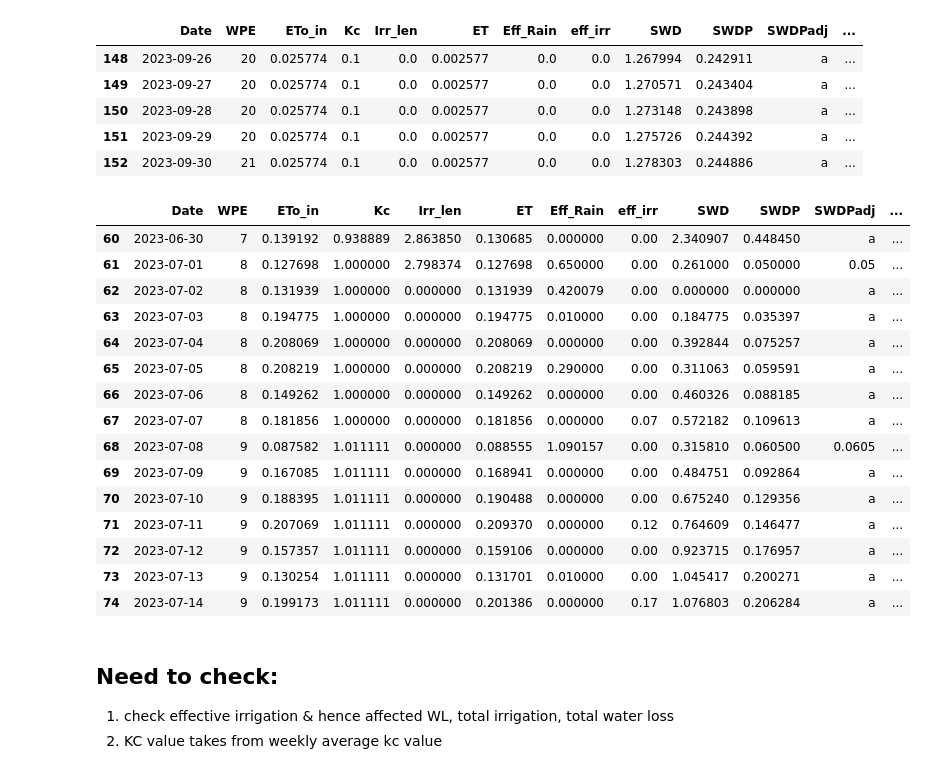
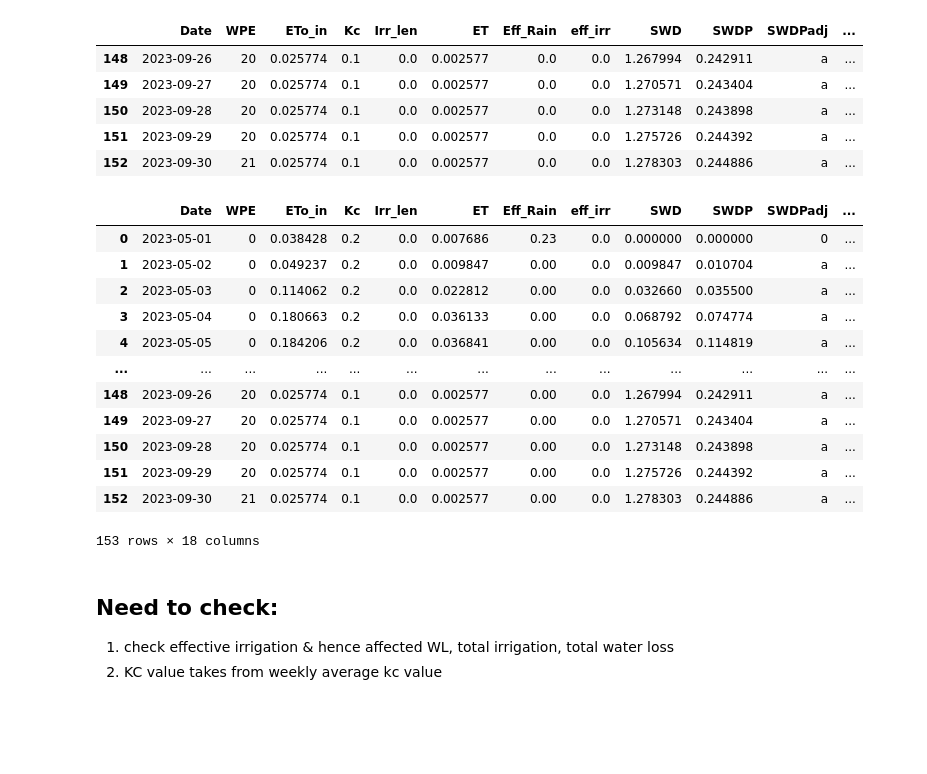
Before and after one commit to dsyang1024/SoilMoisture_analysis, a Jupyter notebook: Irrigation_Corn.ipynb, the cells around one changed output. Cells and saved outputs as stored; diff of their text form; code cells hidden in the pictures; blank space fills up the shorter version.

```diff
--- a/Irrigation_Corn.ipynb
+++ b/Irrigation_Corn.ipynb
@@ -288,7 +288,7 @@ def RZ_all (Date, WPE):
         RZ=RZinitial
     elif Date > Harvest:
         RZ=RZinitial
-    elif Date > Emergence and WPE < RZMD:
+    elif Date > Emergence and WPE < W_RZMD:
         RZ= RZ_previous_step + (RZMD - RZinitial) / ((W_RZMD- 1) * 7)
     else:
         RZ=RZMD
@@ -450,26 +450,24 @@ dat.tail()
 # %%
 dat['Total_ET'] = dat['ET'].cumsum()
 dat['Total_Rain'] = dat['Eff_Rain'].cumsum()
 dat['Total_Irr'] = dat['eff_irr'].cumsum()
 dat['Total_WL'] = dat['WL'].cumsum()
+dat
 #dat.to_csv('../out_corn.csv', index=True)
 # %% [output]
 |  | Date | WPE | ETo_in | Kc | Irr_len | ET | Eff_Rain | eff_irr | SWD | SWDP | SWDPadj | ... |
-| 60 | 2023-06-30 | 7 | 0.139192 | 0.938889 | 2.863850 | 0.130685 | 0.000000 | 0.00 | 2.340907 | 0.448450 | a | ... |
-| 61 | 2023-07-01 | 8 | 0.127698 | 1.000000 | 2.798374 | 0.127698 | 0.650000 | 0.00 | 0.261000 | 0.050000 | 0.05 | ... |
-| 62 | 2023-07-02 | 8 | 0.131939 | 1.000000 | 0.000000 | 0.131939 | 0.420079 | 0.00 | 0.000000 | 0.000000 | a | ... |
-| 63 | 2023-07-03 | 8 | 0.194775 | 1.000000 | 0.000000 | 0.194775 | 0.010000 | 0.00 | 0.184775 | 0.035397 | a | ... |
-| 64 | 2023-07-04 | 8 | 0.208069 | 1.000000 | 0.000000 | 0.208069 | 0.000000 | 0.00 | 0.392844 | 0.075257 | a | ... |
-| 65 | 2023-07-05 | 8 | 0.208219 | 1.000000 | 0.000000 | 0.208219 | 0.290000 | 0.00 | 0.311063 | 0.059591 | a | ... |
-| 66 | 2023-07-06 | 8 | 0.149262 | 1.000000 | 0.000000 | 0.149262 | 0.000000 | 0.00 | 0.460326 | 0.088185 | a | ... |
-| 67 | 2023-07-07 | 8 | 0.181856 | 1.000000 | 0.000000 | 0.181856 | 0.000000 | 0.07 | 0.572182 | 0.109613 | a | ... |
-| 68 | 2023-07-08 | 9 | 0.087582 | 1.011111 | 0.000000 | 0.088555 | 1.090157 | 0.00 | 0.315810 | 0.060500 | 0.0605 | ... |
-| 69 | 2023-07-09 | 9 | 0.167085 | 1.011111 | 0.000000 | 0.168941 | 0.000000 | 0.00 | 0.484751 | 0.092864 | a | ... |
-| 70 | 2023-07-10 | 9 | 0.188395 | 1.011111 | 0.000000 | 0.190488 | 0.000000 | 0.00 | 0.675240 | 0.129356 | a | ... |
-| 71 | 2023-07-11 | 9 | 0.207069 | 1.011111 | 0.000000 | 0.209370 | 0.000000 | 0.12 | 0.764609 | 0.146477 | a | ... |
-| 72 | 2023-07-12 | 9 | 0.157357 | 1.011111 | 0.000000 | 0.159106 | 0.000000 | 0.00 | 0.923715 | 0.176957 | a | ... |
-| 73 | 2023-07-13 | 9 | 0.130254 | 1.011111 | 0.000000 | 0.131701 | 0.010000 | 0.00 | 1.045417 | 0.200271 | a | ... |
-| 74 | 2023-07-14 | 9 | 0.199173 | 1.011111 | 0.000000 | 0.201386 | 0.000000 | 0.17 | 1.076803 | 0.206284 | a | ... |
+| 0 | 2023-05-01 | 0 | 0.038428 | 0.2 | 0.0 | 0.007686 | 0.23 | 0.0 | 0.000000 | 0.000000 | 0 | ... |
+| 1 | 2023-05-02 | 0 | 0.049237 | 0.2 | 0.0 | 0.009847 | 0.00 | 0.0 | 0.009847 | 0.010704 | a | ... |
+| 2 | 2023-05-03 | 0 | 0.114062 | 0.2 | 0.0 | 0.022812 | 0.00 | 0.0 | 0.032660 | 0.035500 | a | ... |
+| 3 | 2023-05-04 | 0 | 0.180663 | 0.2 | 0.0 | 0.036133 | 0.00 | 0.0 | 0.068792 | 0.074774 | a | ... |
+| 4 | 2023-05-05 | 0 | 0.184206 | 0.2 | 0.0 | 0.036841 | 0.00 | 0.0 | 0.105634 | 0.114819 | a | ... |
+| ... | ... | ... | ... | ... | ... | ... | ... | ... | ... | ... | ... | ... |
+| 148 | 2023-09-26 | 20 | 0.025774 | 0.1 | 0.0 | 0.002577 | 0.00 | 0.0 | 1.267994 | 0.242911 | a | ... |
+| 149 | 2023-09-27 | 20 | 0.025774 | 0.1 | 0.0 | 0.002577 | 0.00 | 0.0 | 1.270571 | 0.243404 | a | ... |
+| 150 | 2023-09-28 | 20 | 0.025774 | 0.1 | 0.0 | 0.002577 | 0.00 | 0.0 | 1.273148 | 0.243898 | a | ... |
+| 151 | 2023-09-29 | 20 | 0.025774 | 0.1 | 0.0 | 0.002577 | 0.00 | 0.0 | 1.275726 | 0.244392 | a | ... |
+| 152 | 2023-09-30 | 21 | 0.025774 | 0.1 | 0.0 | 0.002577 | 0.00 | 0.0 | 1.278303 | 0.244886 | a | ... |
+153 rows × 18 columns
 # %% [markdown]
 ## Need to check:
 1. check effective irrigation  & hence affected WL, total irrigation, total water loss
```
Also changed, not shown: parts of 1 cell of this notebook, 1 other file.
